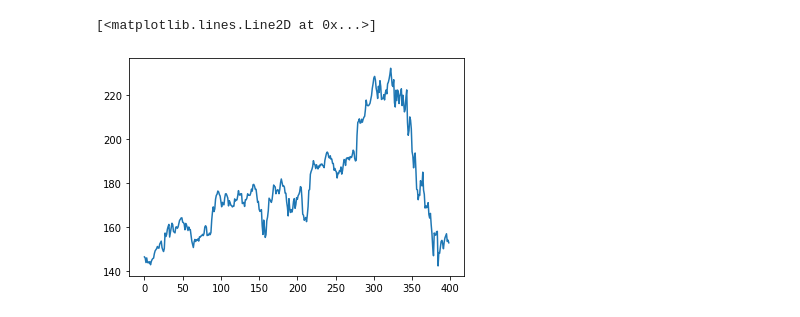
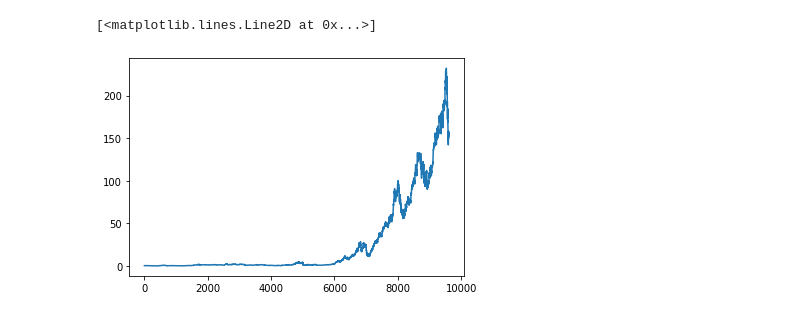
Before and after one commit to yassinkortam/ma_analysis, a Jupyter notebook: ma_analysis.ipynb, the cells around one changed output. Drawn from its saved outputs; the diff is of its cells as text; code cells hidden in the pictures.

```diff
--- a/ma_analysis.ipynb
+++ b/ma_analysis.ipynb
@@ -8,24 +8,25 @@ import matplotlib.pyplot as plt
 # %%
 import csv
 stock_dates = []
 stock_prices  = []
 with open('AAPL.csv', mode='r') as raw_data:
     csv_reader = csv.DictReader(raw_data)
     for row in csv_reader:
         data = row['Close']
         if not data == 'null':
             stock_prices.append(float(data))
             stock_dates.append(row['Date'])
 stock_prices = np.array(stock_prices)
 
 # 400 most recent days
 start = -400
 end = -1
-data = stock_prices[start:end]
+raw_data = stock_prices #[start:end]
+data = raw_data
 plt.plot(data)
 # %% [output]
 [<matplotlib.lines.Line2D at 0x...>]
-[figure, old version]
+[figure, new version]
 # %%
 
 #finds the frequency band that contains the given energy
```
Also changed, not shown: parts of 8 cells of this notebook.
